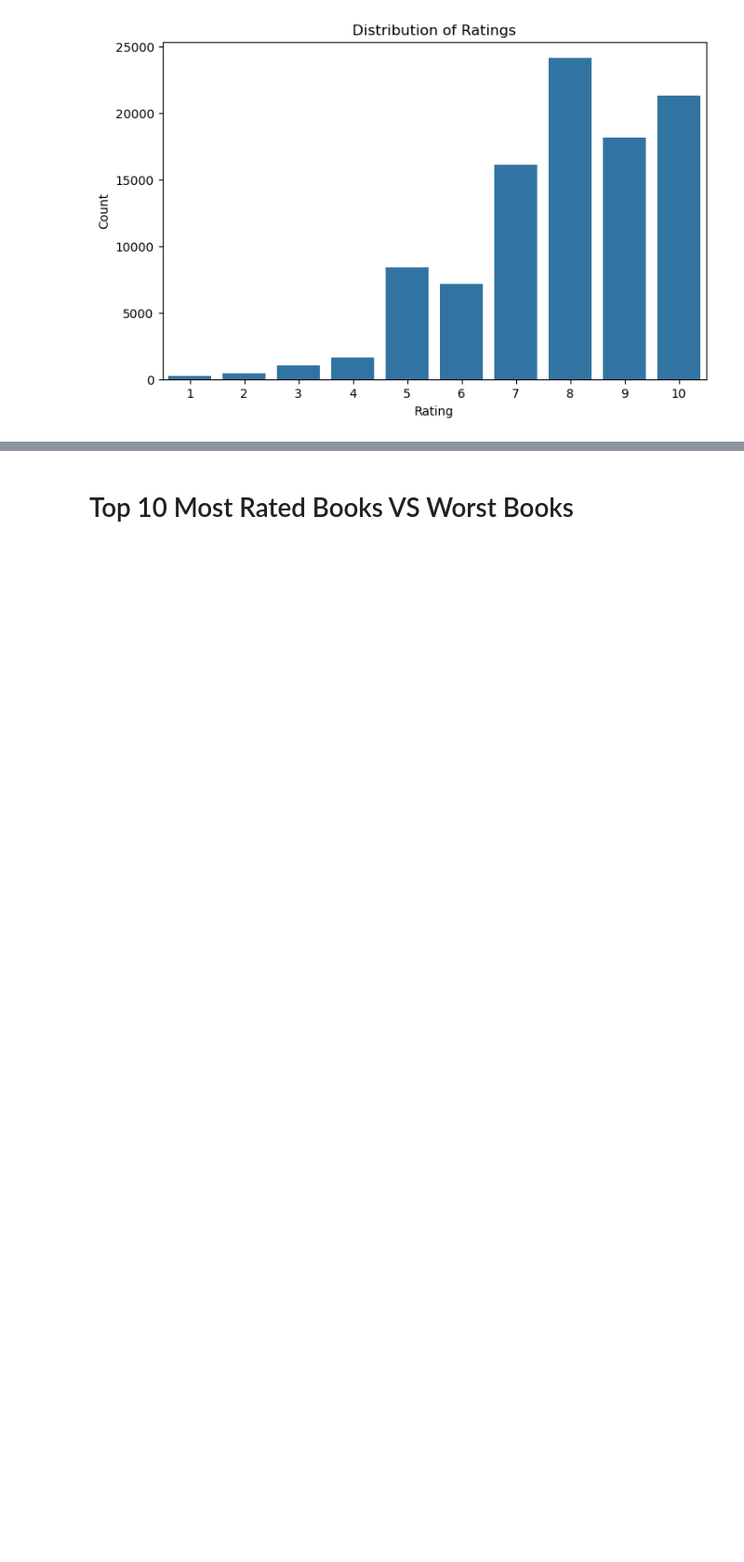
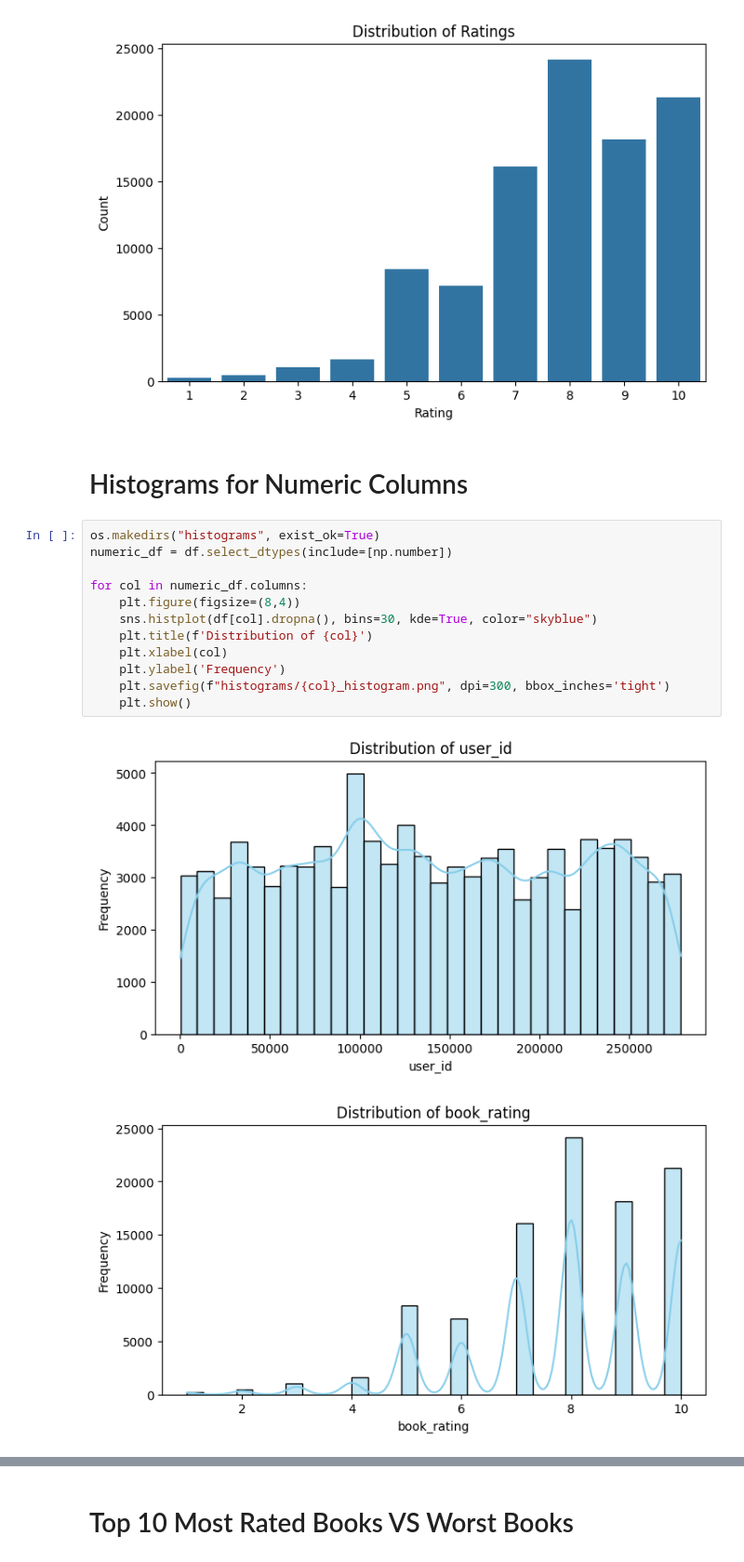
Before and after one commit to AhmedMagdi2003/GTC-Book-Recommendation-System, a Jupyter notebook: Notebooks/02_EDA.ipynb, the cells around one changed output, grey strips where cells are left out. Shown: that part at 93% size. Saved outputs shown, nothing was run; the diff lists cells and outputs as text; blank space fills up the shorter version.

```diff
--- a/Notebooks/02_EDA.ipynb
+++ b/Notebooks/02_EDA.ipynb
@@ -76,3 +78,20 @@ plt.ylabel("Count")
 plt.show()
 # %% [output]
 [figure]
+# %% [markdown]
+#  Histograms for Numeric Columns
+# %%
+os.makedirs("histograms", exist_ok=True)
+numeric_df = df.select_dtypes(include=[np.number])
+
+for col in numeric_df.columns:
+    plt.figure(figsize=(8,4))
+    sns.histplot(df[col].dropna(), bins=30, kde=True, color="skyblue")
+    plt.title(f'Distribution of {col}')
+    plt.xlabel(col)
+    plt.ylabel('Frequency')
+    plt.savefig(f"histograms/{col}_histogram.png", dpi=300, bbox_inches='tight')
+    plt.show()
+# %% [output]
+[figure, added]
+[figure, added]
```
Also changed, not shown: parts of 16 cells of this notebook.
